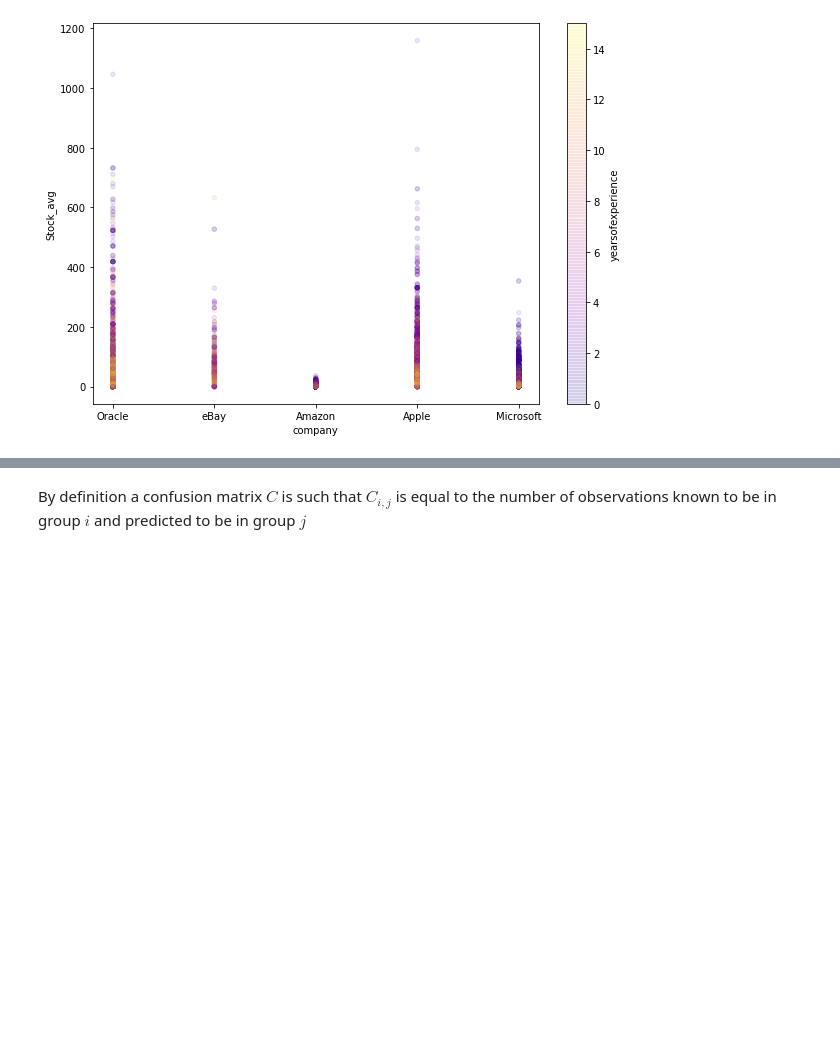
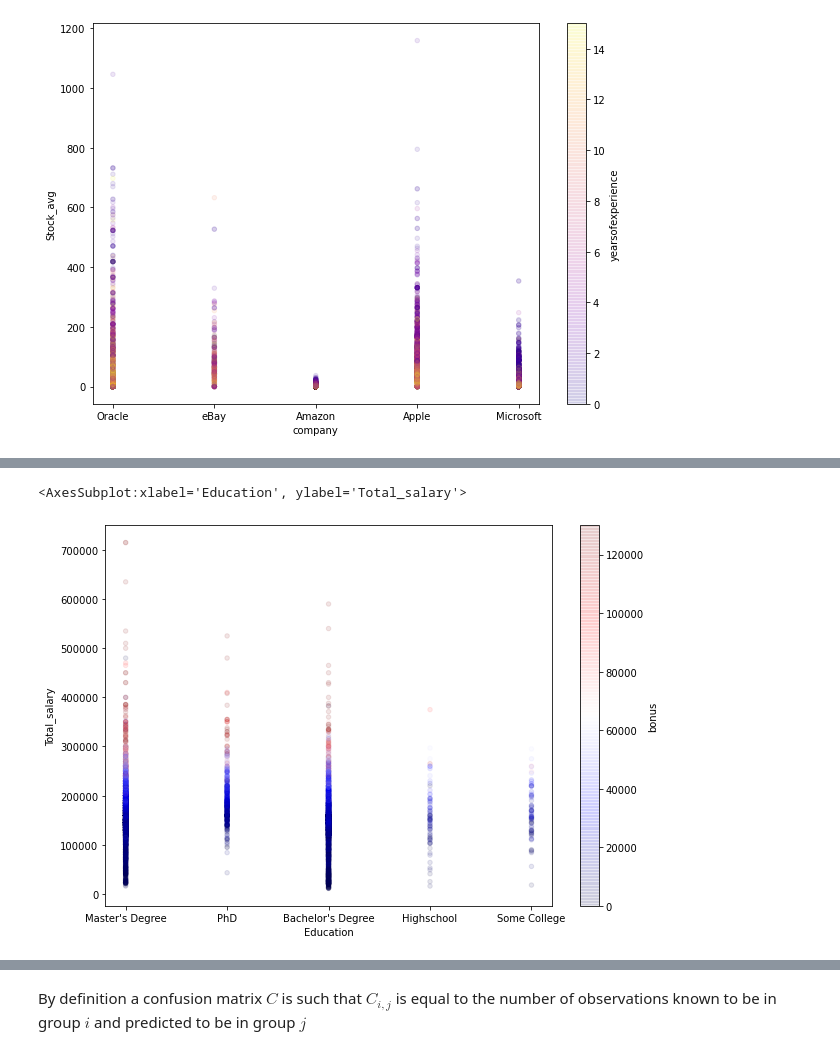
Before and after one commit to jason-szeto/AI-asg-2, a Jupyter notebook: STEM salaries predictions .ipynb, the cells around one changed output, grey strips where cells are left out. Cells and saved outputs as stored; diff of their text form; code cells hidden in the pictures; blank space fills up the shorter version.

```diff
--- a/STEM salaries predictions .ipynb
+++ b/STEM salaries predictions .ipynb
@@ -156,2 +160,15 @@ combine.plot( kind = "scatter", x = "company", y = "Stock_avg", alpha = 0.1,
+# %%
+df4 = pd.DataFrame(combine)
+
+df4.dropna( axis = 0, subset = ["Education"], inplace = True)
+fig, ax = plt.subplots()
+ax.ticklabel_format(useOffset=False, style='plain')
+
+df4.plot( kind = "scatter", x = "Education", y = "Total_salary",alpha = 0.1,
+        figsize = (10,7), c = "bonus", vmin = 0,
+         vmax = 130000, cmap = plt.get_cmap("seismic"), ax = ax)
+# %% [output]
+<AxesSubplot:xlabel='Education', ylabel='Total_salary'>
+[figure, added]
 # %%
 pd.crosstab(iris.Species,iris.SepalLengthCm)
```
Also changed, not shown: parts of 10 cells of this notebook.
